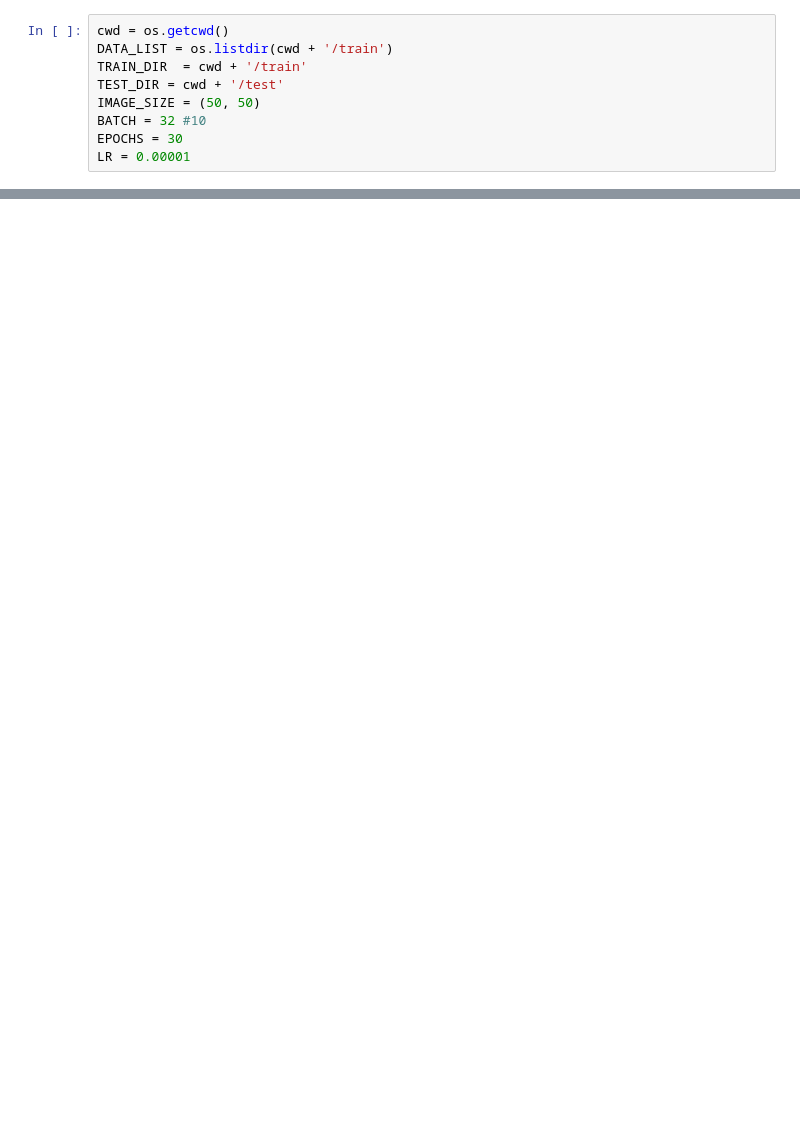
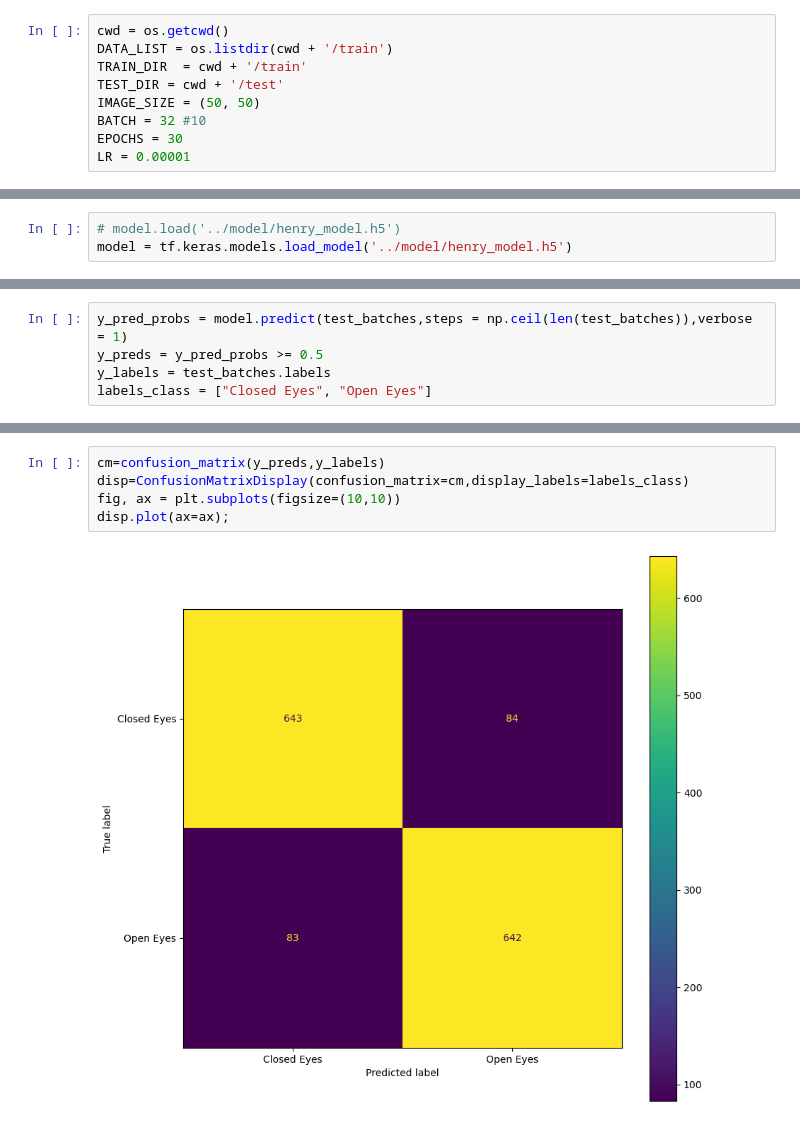
Before and after one commit to Hsin-Hung/Drowsiness_Detection, a Jupyter notebook: src/Henry.ipynb, the cells around one changed output, grey strips where cells are left out. Drawn from its saved outputs; the diff is of its cells as text; blank space fills up the shorter version.

```diff
--- a/src/Henry.ipynb
+++ b/src/Henry.ipynb
@@ -156,3 +151,6 @@ model.save('../model/henry_model.h5')
+# %%
+# model.load('../model/henry_model.h5')
+model = tf.keras.models.load_model('../model/henry_model.h5')
 # %%
 def to_grayscale_then_rgb(image):
     image = tf.image.rgb_to_grayscale(image)
@@ -181,3 +173,8 @@ Found 1452 images belonging to 2 classes.
 1452/1452 [==============================] - 6s 4ms/step - loss: 0.3014 - accuracy: 0.8850
 Test loss: 0.30139026045799255
 Test accuracy: 0.8849862217903137
+# %%
+y_pred_probs = model.predict(test_batches,steps = np.ceil(len(test_batches)),verbose = 1)
+y_preds = y_pred_probs >= 0.5
+y_labels = test_batches.labels
+labels_class = ["Closed Eyes", "Open Eyes"]
@@ -183,0 +183,7 @@ Test accuracy: 0.8849862217903137
+# %%
+cm=confusion_matrix(y_preds,y_labels)
+disp=ConfusionMatrixDisplay(confusion_matrix=cm,display_labels=labels_class)
+fig, ax = plt.subplots(figsize=(10,10))
+disp.plot(ax=ax);
+# %% [output]
+[figure, added]
```
Also changed, not shown: parts of 11 cells of this notebook.
